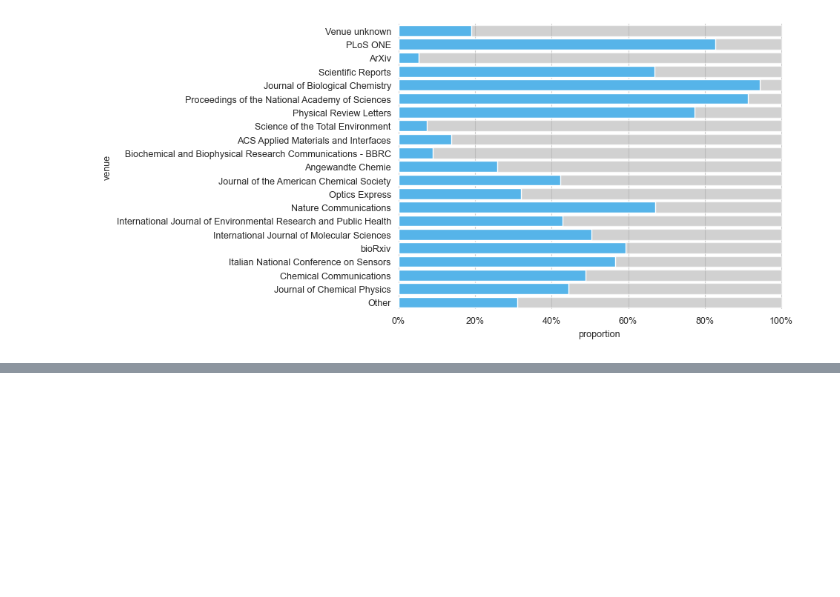
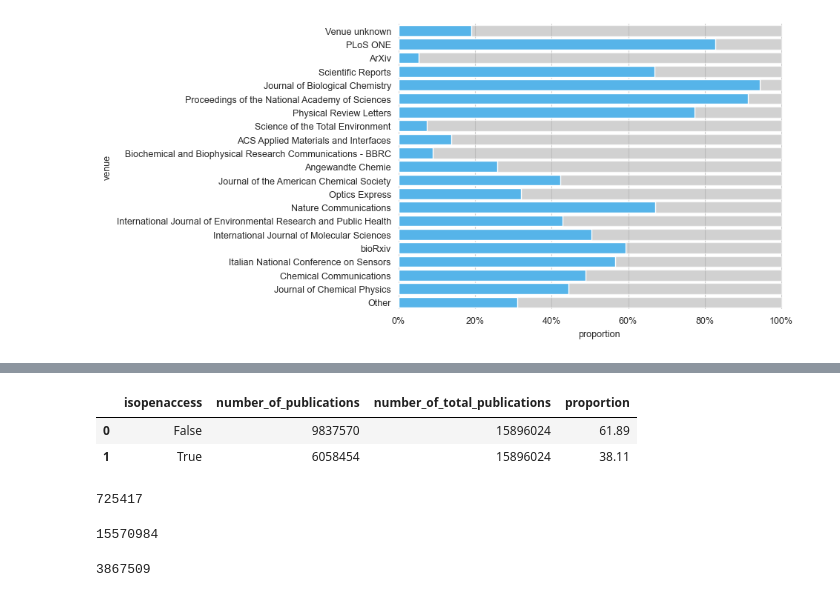
Before and after one commit to naustica/MA, a Jupyter notebook: Codebook.ipynb, the cells around one changed output, grey strips where cells are left out. Cells and saved outputs as stored; diff of their text form; code cells hidden in the pictures; blank space fills up the shorter version.

```diff
--- a/Codebook.ipynb
+++ b/Codebook.ipynb
@@ -541,0 +556,13 @@ plt.show()
+# %%
+df_oa_doi = client.query(f"""
+                          SELECT isopenaccess, COUNT(DISTINCT(doi)) AS number_of_publications
+                          FROM (
+                              SELECT DISTINCT externalids.DOI as doi,
+                                     isopenaccess, EXTRACT (YEAR FROM publicationdate) AS year
+                              FROM {s2ag_papers}, UNNEST(publicationtypes) as type
+                              WHERE type = "JournalArticle" AND year >= 2008 AND year <= 2021
+                              )
+                          WHERE year IS NOT NULL
+                          GROUP BY isopenaccess
+                          ORDER BY number_of_publications DESC
+                          """).to_dataframe()
@@ -541,0 +583,10 @@ plt.show()
+# %%
+df_oa_doi
+# %% [output]
+|  | isopenaccess | number_of_publications | number_of_total_publications | proportion |
+| 0 | False | 9837570 | 15896024 | 61.89 |
+| 1 | True | 6058454 | 15896024 | 38.11 |
+# %%
+16621441 - 15896024
+# %% [output]
+725417
@@ -541,0 +611,8 @@ plt.show()
+# %%
+df_oa_doi_publisher['number_of_publications'].sum()
+# %% [output]
+15570984
+# %%
+15896024 - 12028515
+# %% [output]
+3867509
```
Also changed, not shown: parts of 15 cells of this notebook.
